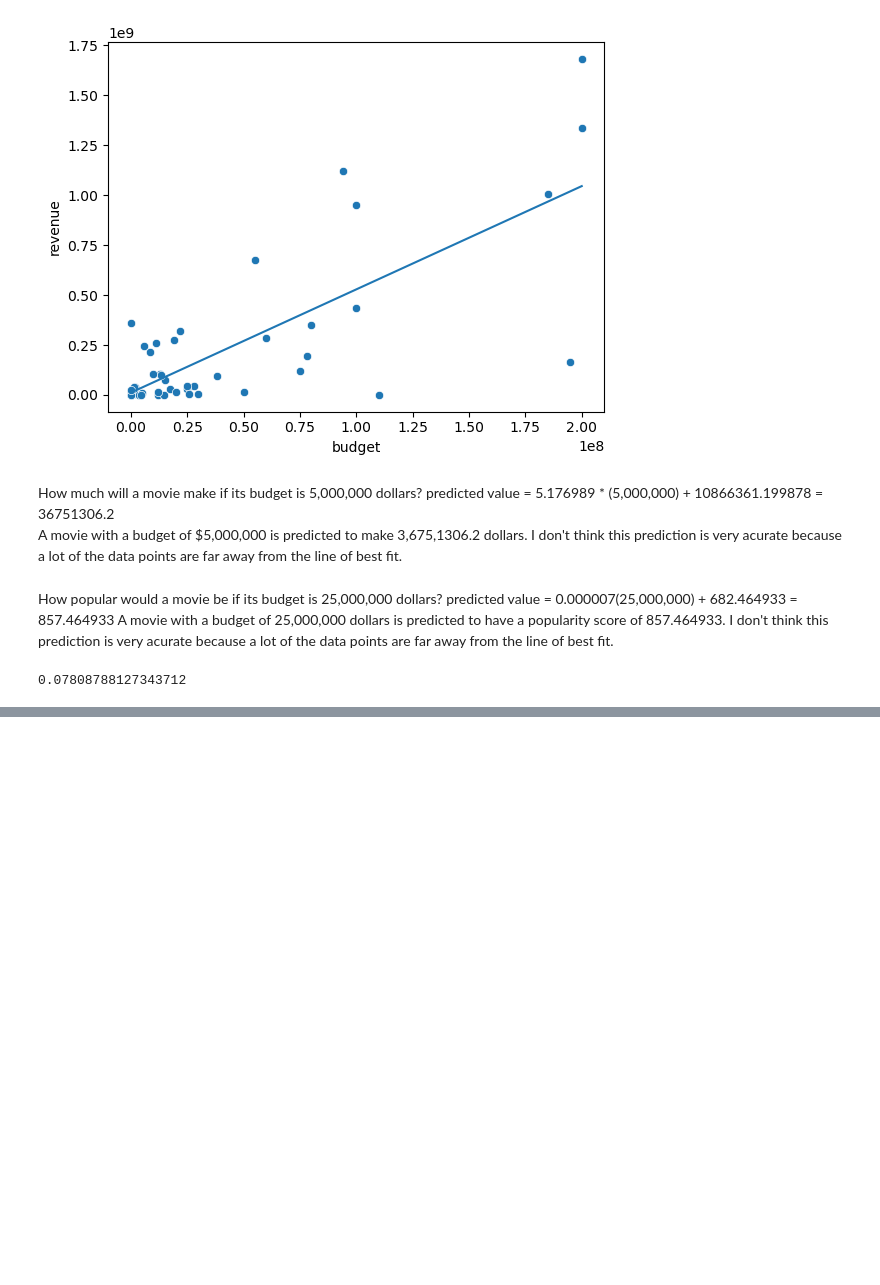
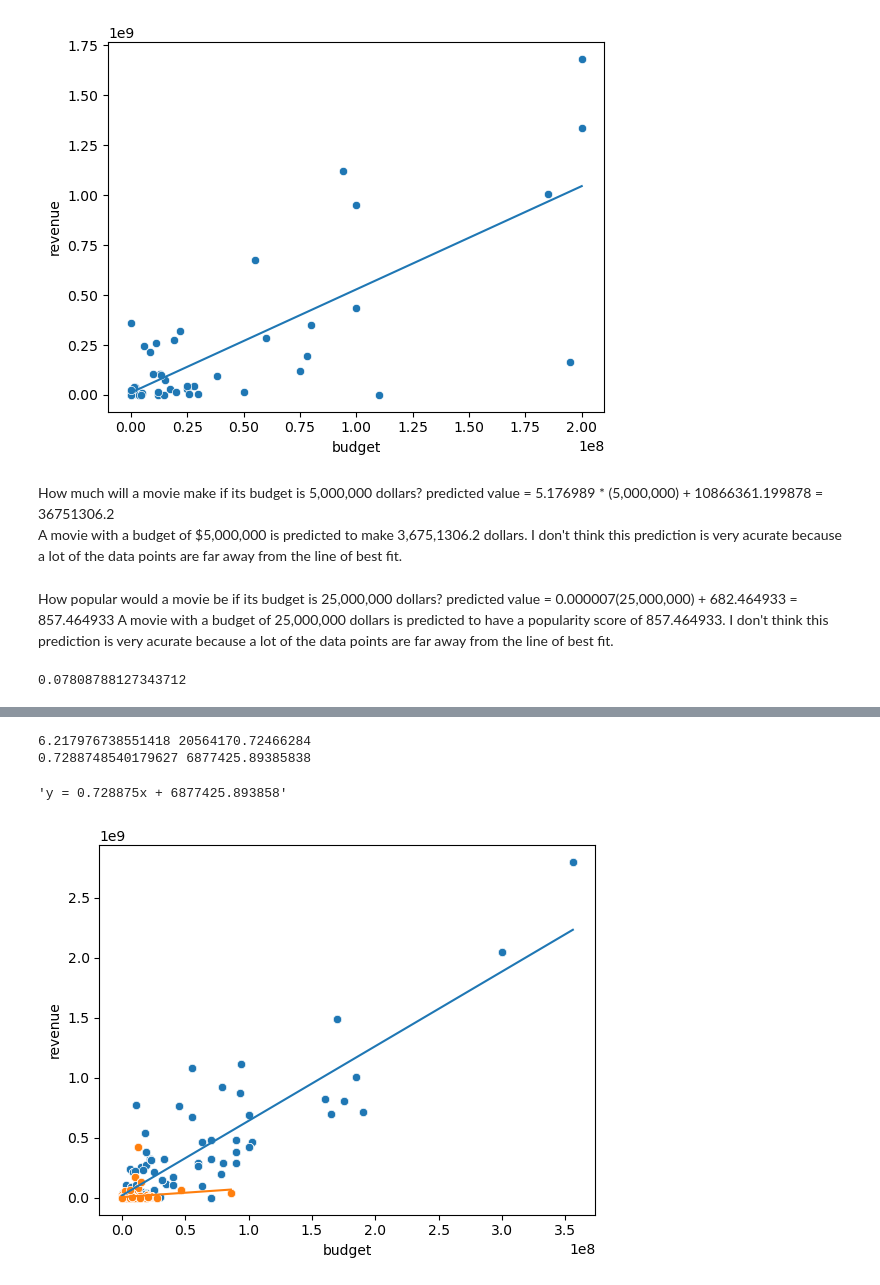
Before and after one commit to Rain0rShine/Artificial-Intelligence, a Jupyter notebook: Semester 1/Movies/Movies.ipynb, the cells around one changed output, grey strips where cells are left out. Saved outputs shown, nothing was run; the diff lists cells and outputs as text; code cells hidden in the pictures; blank space fills up the shorter version.

```diff
--- a/Semester 1/Movies/Movies.ipynb
+++ b/Semester 1/Movies/Movies.ipynb
@@ -342,0 +416,8 @@ memory usage: 77.2+ KB
+# %%
+lsrl(english, "budget", "revenue")
+lsrl(french, "budget", "revenue")
+# %% [output]
+6.217976738551418 20564170.72466284
+0.7288748540179627 6877425.89385838
+'y = 0.728875x + 6877425.893858'
+[figure, added]
```
Also changed, not shown: parts of 18 cells of this notebook.
